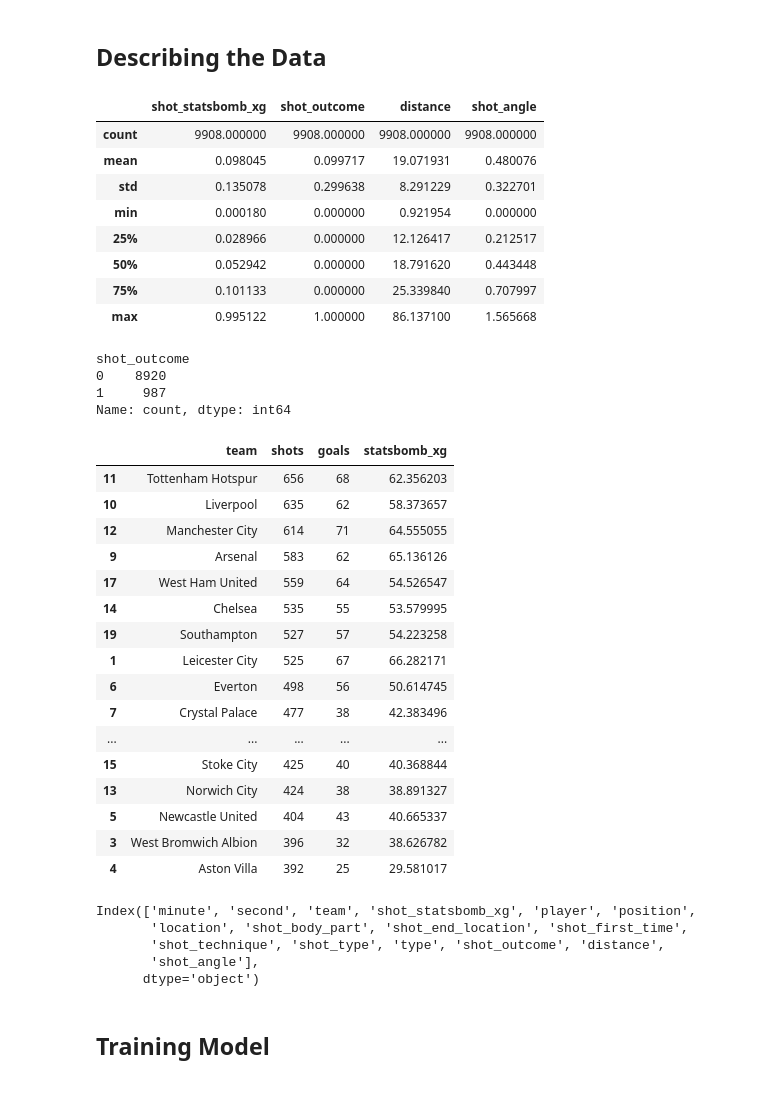
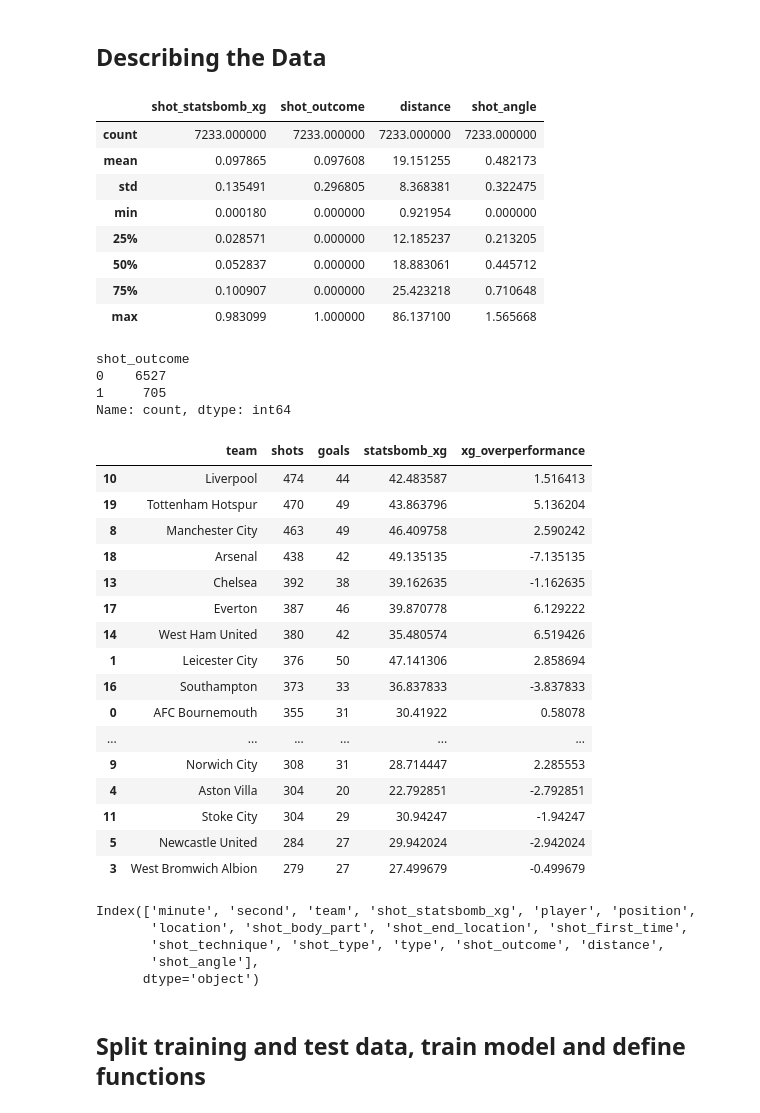
Before and after one commit to SenOhen/xg-analysis, a Jupyter notebook: xg_analysis-Premier_League.ipynb, the cells around one changed output. Saved outputs shown, nothing was run; the diff lists cells and outputs as text; code cells hidden in the pictures.

```diff
--- a/xg_analysis-Premier_League.ipynb
+++ b/xg_analysis-Premier_League.ipynb
@@ -25,0 +30,3 @@ import requests
+# %%
+match_week_stage = math.floor((3/4)*38)
+print(match_week_stage)
@@ -162,7 +116,7 @@ relevant_attributes = ['minute', 'second', 'team', 'shot_statsbomb_xg',
 Premier_League_shots_df = pd.DataFrame(columns=relevant_attributes)
 # %%
 start = time.time()
-for match in PremierLeague['match_id']:#[:10]:
+for match in PremierLeague[PremierLeague['match_week']<=match_week_stage]['match_id']:
     match_df = sb.events(match_id=match)
     relevant_match_df = match_df[relevant_attributes][match_df['type']=='Shot']
     Premier_League_shots_df = pd.concat([Premier_League_shots_df, relevant_match_df], ignore_index=True)
@@ -199,51 +153,52 @@ script run time: 6.510661546389262 minutes
 Premier_League_shots_df.describe()
 # %% [output]
 |  | shot_statsbomb_xg | shot_outcome | distance | shot_angle |
-| count | 9908.000000 | 9908.000000 | 9908.000000 | 9908.000000 |
-| mean | 0.098045 | 0.099717 | 19.071931 | 0.480076 |
-| std | 0.135078 | 0.299638 | 8.291229 | 0.322701 |
+| count | 7233.000000 | 7233.000000 | 7233.000000 | 7233.000000 |
+| mean | 0.097865 | 0.097608 | 19.151255 | 0.482173 |
+| std | 0.135491 | 0.296805 | 8.368381 | 0.322475 |
 | min | 0.000180 | 0.000000 | 0.921954 | 0.000000 |
-| 25% | 0.028966 | 0.000000 | 12.126417 | 0.212517 |
-| 50% | 0.052942 | 0.000000 | 18.791620 | 0.443448 |
-| 75% | 0.101133 | 0.000000 | 25.339840 | 0.707997 |
-| max | 0.995122 | 1.000000 | 86.137100 | 1.565668 |
+| 25% | 0.028571 | 0.000000 | 12.185237 | 0.213205 |
+| 50% | 0.052837 | 0.000000 | 18.883061 | 0.445712 |
+| 75% | 0.100907 | 0.000000 | 25.423218 | 0.710648 |
+| max | 0.983099 | 1.000000 | 86.137100 | 1.565668 |
 # %%
 Premier_League_shots_df = Premier_League_shots_df[Premier_League_shots_df.shot_type != 'Corner']
 # %%
 Premier_League_shots_df['shot_outcome'].value_counts()
 # %% [output]
 shot_outcome
-0    8920
-1     987
+0    6527
+1     705
 Name: count, dtype: int64
 # %%
-Premier_League_team_summary_df = pd.DataFrame(columns = ['team', 'shots', 'goals', 'statsbomb_xg'])
+Premier_League_team_summary_df = pd.DataFrame(columns = ['team', 'shots', 'goals', 'statsbomb_xg', 'xg_overperformance'])
 for team in pd.unique(Premier_League_shots_df['team']):
     shot_sum = Premier_League_shots_df['team'].value_counts()[team]
     goal_sum = sum(Premier_League_shots_df[Premier_League_shots_df['team']==team]['shot_outcome'])
     statsbomb_xg_sum = sum(Premier_League_shots_df[Premier_League_shots_df['team']==team]['shot_statsbomb_xg'])
-    new_row = pd.Series({'team': team, 'shots': shot_sum, 'goals': goal_sum, 'statsbomb_xg': statsbomb_xg_sum})
+    xg_overperformance = goal_sum - statsbomb_xg_sum
+    new_row = pd.Series({'team': team, 'shots': shot_sum, 'goals': goal_sum, 'statsbomb_xg': statsbomb_xg_sum, 'xg_overperformance': xg_overperformance})
     Premier_League_team_summary_df.loc[len(Premier_League_team_summary_df)]=new_row
 Premier_League_team_summary_df = Premier_League_team_summary_df.sort_values(by=['shots'], ascending=False)
 Premier_League_team_summary_df
 # %% [output]
-|  | team | shots | goals | statsbomb_xg |
-| 11 | Tottenham Hotspur | 656 | 68 | 62.356203 |
-| 10 | Liverpool | 635 | 62 | 58.373657 |
-| 12 | Manchester City | 614 | 71 | 64.555055 |
-| 9 | Arsenal | 583 | 62 | 65.136126 |
-| 17 | West Ham United | 559 | 64 | 54.526547 |
-| 14 | Chelsea | 535 | 55 | 53.579995 |
-| 19 | Southampton | 527 | 57 | 54.223258 |
-| 1 | Leicester City | 525 | 67 | 66.282171 |
-| 6 | Everton | 498 | 56 | 50.614745 |
-| 7 | Crystal Palace | 477 | 38 | 42.383496 |
-| ... | ... | ... | ... | ... |
-| 15 | Stoke City | 425 | 40 | 40.368844 |
-| 13 | Norwich City | 424 | 38 | 38.891327 |
-| 5 | Newcastle United | 404 | 43 | 40.665337 |
-| 3 | West Bromwich Albion | 396 | 32 | 38.626782 |
-| 4 | Aston Villa | 392 | 25 | 29.581017 |
+|  | team | shots | goals | statsbomb_xg | xg_overperformance |
+| 10 | Liverpool | 474 | 44 | 42.483587 | 1.516413 |
+| 19 | Tottenham Hotspur | 470 | 49 | 43.863796 | 5.136204 |
+| 8 | Manchester City | 463 | 49 | 46.409758 | 2.590242 |
+| 18 | Arsenal | 438 | 42 | 49.135135 | -7.135135 |
+| 13 | Chelsea | 392 | 38 | 39.162635 | -1.162635 |
+| 17 | Everton | 387 | 46 | 39.870778 | 6.129222 |
+| 14 | West Ham United | 380 | 42 | 35.480574 | 6.519426 |
+| 1 | Leicester City | 376 | 50 | 47.141306 | 2.858694 |
+| 16 | Southampton | 373 | 33 | 36.837833 | -3.837833 |
+| 0 | AFC Bournemouth | 355 | 31 | 30.41922 | 0.58078 |
+| ... | ... | ... | ... | ... | ... |
+| 9 | Norwich City | 308 | 31 | 28.714447 | 2.285553 |
+| 4 | Aston Villa | 304 | 20 | 22.792851 | -2.792851 |
+| 11 | Stoke City | 304 | 29 | 30.94247 | -1.94247 |
+| 5 | Newcastle United | 284 | 27 | 29.942024 | -2.942024 |
+| 3 | West Bromwich Albion | 279 | 27 | 27.499679 | -0.499679 |
 # %%
 Premier_League_shots_df.columns
 # %% [output]
@@ -252,8 +207,8 @@ Index(['minute', 'second', 'team', 'shot_statsbomb_xg', 'player', 'position',
        'shot_technique', 'shot_type', 'type', 'shot_outcome', 'distance',
        'shot_angle'],
       dtype='object')
-# %% [markdown]
-## Training Model
+# %% [markdown]
+## Split training and test data, train model and define functions
 # %%
 cap_x_df, y_df = pd.concat([Premier_League_shots_df.iloc[:,:-3], Premier_League_shots_df.iloc[:,-2:]], axis=1),Premier_League_shots_df.iloc[:,-3].to_frame()
 # %%
```
Also changed, not shown: parts of 85 cells of this notebook, 5 other files.
